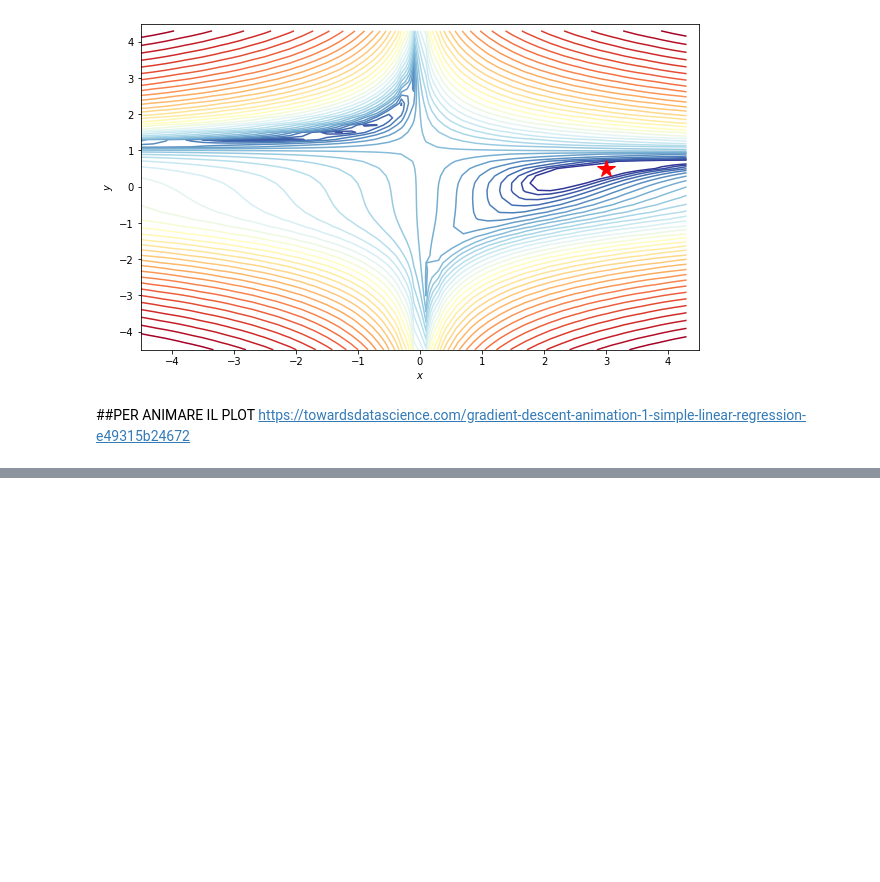
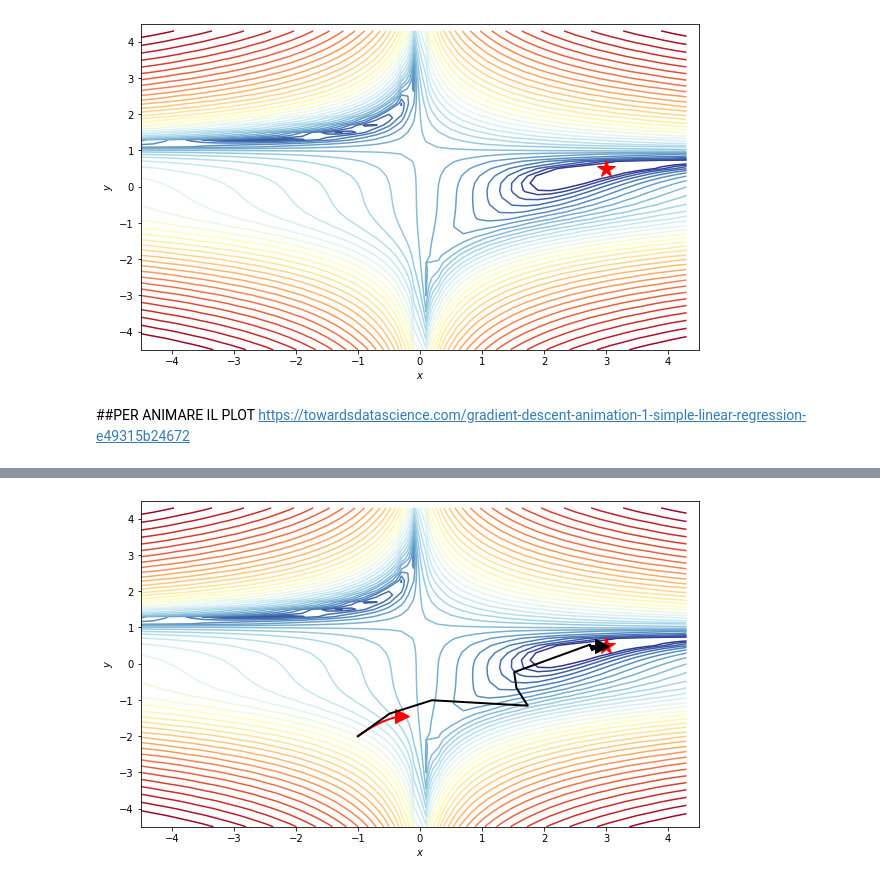
Before and after one commit to SimonePip/FDS, a Jupyter notebook: Final_project/FDS_Final_Project.ipynb, the cells around one changed output, grey strips where cells are left out. Saved outputs shown, nothing was run; the diff lists cells and outputs as text; code cells hidden in the pictures; blank space fills up the shorter version.

```diff
--- a/Final_project/FDS_Final_Project.ipynb
+++ b/Final_project/FDS_Final_Project.ipynb
@@ -134,0 +100,6 @@ print(theta_final)
+# %%
+def vanilla_descent(theta,loss,gradient,lr,beta):
+
+  grad=gradient(theta)
+  theta=theta-lr*grad
+  return(theta)
@@ -134,0 +206,7 @@ print(theta_final)
+# %%
+fig1, ax1=contour_beales_function()
+overlay_trajectory(ax1,descent_trajectory_vanilla, 'Vanilla','r')
+overlay_trajectory(ax1,descent_trajectory_RK, 'RK','k')
+plt.show()
+# %% [output]
+[figure, added]
```
Also changed, not shown: parts of 15 cells of this notebook.
